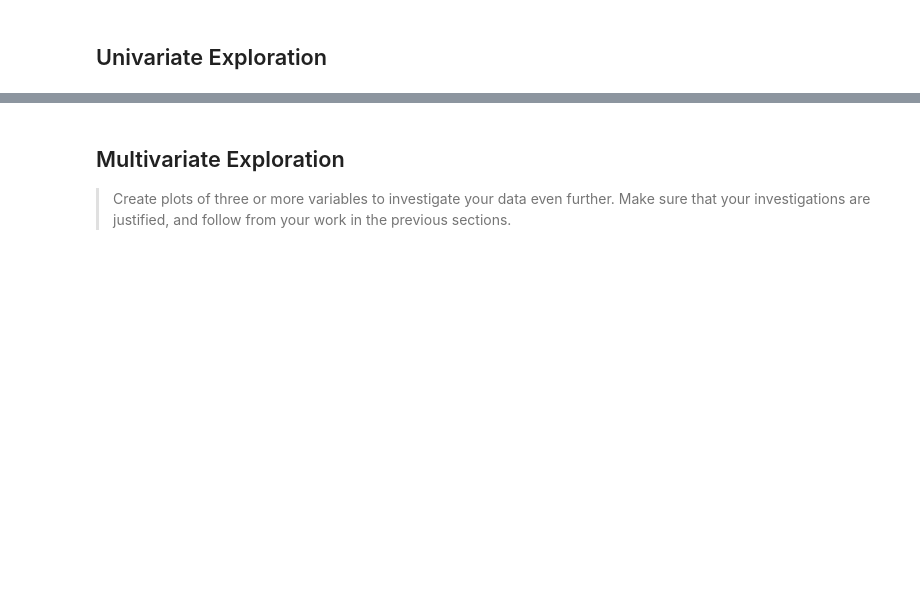
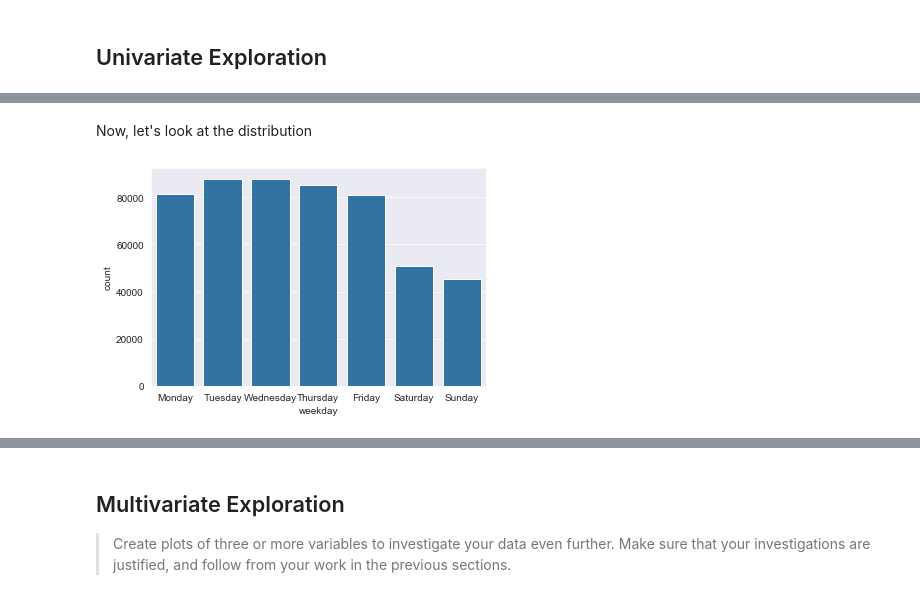
Before and after one commit to BexTuychiev/ford_gobike_tripdata, a Jupyter notebook: exploration_template.ipynb, the cells around one changed output, grey strips where cells are left out. Saved outputs shown, nothing was run; the diff lists cells and outputs as text; code cells hidden in the pictures; blank space fills up the shorter version.

```diff
--- a/exploration_template.ipynb
+++ b/exploration_template.ipynb
@@ -98,0 +121,15 @@ fashion in the previous section (univariate exploration).
+# %%
+# I am going to extract weekday names using the datetime module
+df['weekday'] = df['start_time'].apply(lambda x: dt.datetime.strftime(x, "%A"))
+# %%
+# As before, set the ordering of the weekdays
+weekday = ['Monday', 'Tuesday', 'Wednesday', 'Thursday', 'Friday', 'Saturday', 'Sunday']
+week_order = pd.api.types.CategoricalDtype(ordered=True, categories=weekday)
+df['weekday'] = df['weekday'].astype(week_order)
+# %% [markdown]
+Now, let's look at the distribution
+# %%
+color = sb.color_palette()[0]
+sb.countplot(data=df, x='weekday', color=color);
+# %% [output]
+[figure, added]
```
Also changed, not shown: parts of 36 cells of this notebook.
